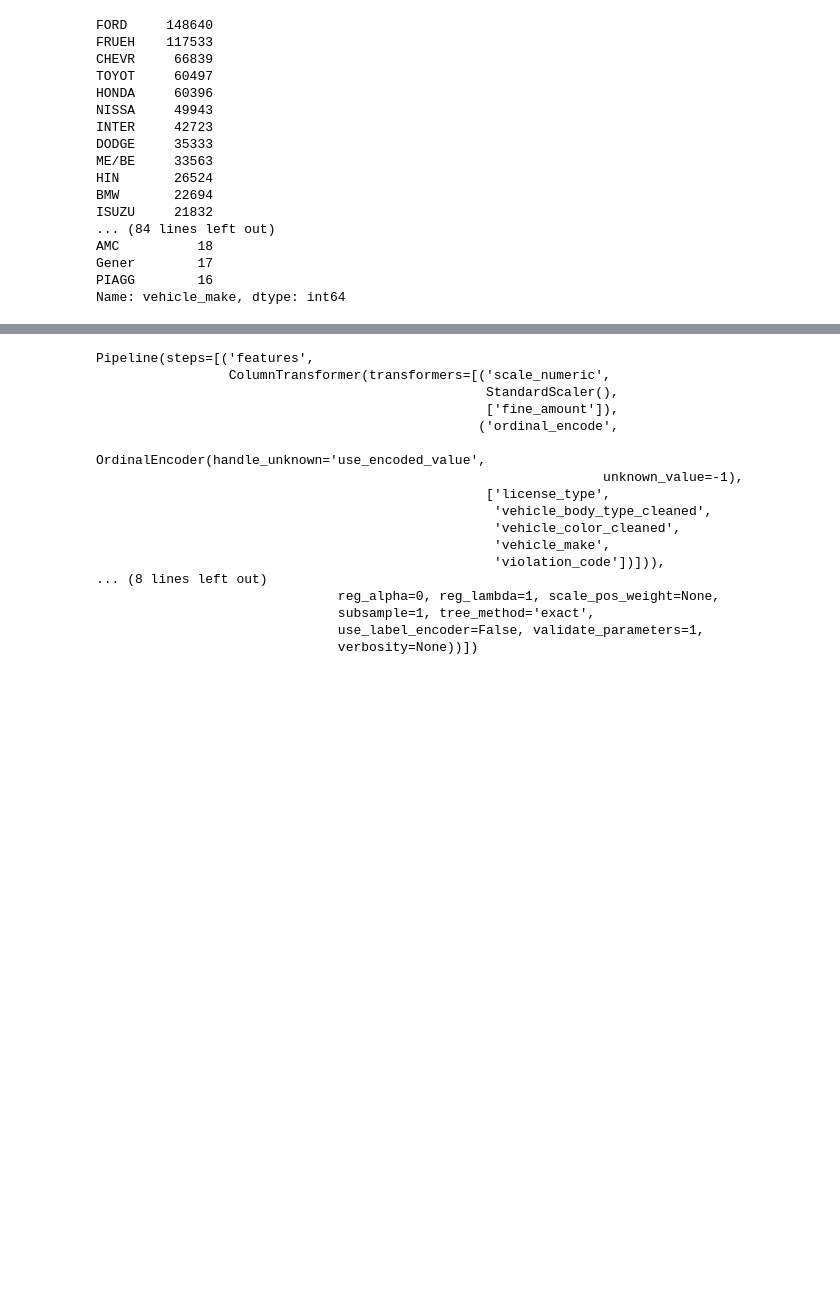
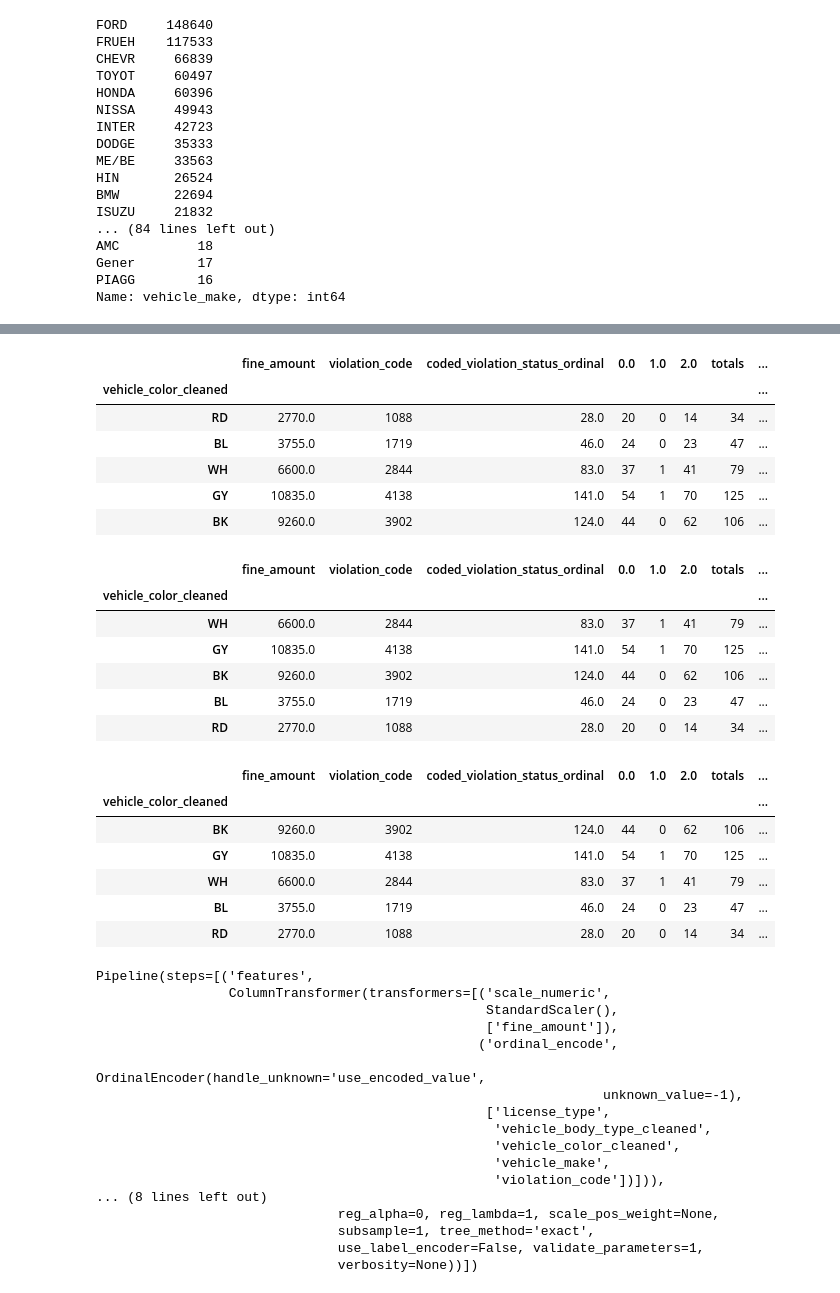
Before and after one commit to bsha6/parking_violations, a Jupyter notebook: project.ipynb, the cells around one changed output, grey strips where cells are left out. Drawn from its saved outputs; the diff is of its cells as text; code cells hidden in the pictures; blank space fills up the shorter version.

Commit message:
Added some more stats to show

```diff
--- a/project.ipynb
+++ b/project.ipynb
@@ -934,3 +957,33 @@ show_statuses(analyze_by_col(df.loc[((df['license_type'] == 'PAS') | (df['licens
+# %%
+# By Vehicle Make and Body Type
+vehicle_make = 'FORD'
+vehicle_bt = 'SEDN'
+col_g = 'vehicle_color_cleaned'
+show_statuses(analyze_by_col(df.loc[((df['license_type'] == 'PAS') | (df['license_type'] == 'SRF')) &
+                                   (df['vehicle_make'] == vehicle_make) & (df['vehicle_body_type_cleaned'] == vehicle_bt)],
+                             col_g), cutoff=10)
+# %% [output]
+|  | fine_amount | violation_code | coded_violation_status_ordinal | 0.0 | 1.0 | 2.0 | totals | ... |
+| vehicle_color_cleaned |  |  |  |  |  |  |  | ... |
+| RD | 2770.0 | 1088 | 28.0 | 20 | 0 | 14 | 34 | ... |
+| BL | 3755.0 | 1719 | 46.0 | 24 | 0 | 23 | 47 | ... |
+| WH | 6600.0 | 2844 | 83.0 | 37 | 1 | 41 | 79 | ... |
+| GY | 10835.0 | 4138 | 141.0 | 54 | 1 | 70 | 125 | ... |
+| BK | 9260.0 | 3902 | 124.0 | 44 | 0 | 62 | 106 | ... |
+|  | fine_amount | violation_code | coded_violation_status_ordinal | 0.0 | 1.0 | 2.0 | totals | ... |
+| vehicle_color_cleaned |  |  |  |  |  |  |  | ... |
+| WH | 6600.0 | 2844 | 83.0 | 37 | 1 | 41 | 79 | ... |
+| GY | 10835.0 | 4138 | 141.0 | 54 | 1 | 70 | 125 | ... |
+| BK | 9260.0 | 3902 | 124.0 | 44 | 0 | 62 | 106 | ... |
+| BL | 3755.0 | 1719 | 46.0 | 24 | 0 | 23 | 47 | ... |
+| RD | 2770.0 | 1088 | 28.0 | 20 | 0 | 14 | 34 | ... |
+|  | fine_amount | violation_code | coded_violation_status_ordinal | 0.0 | 1.0 | 2.0 | totals | ... |
+| vehicle_color_cleaned |  |  |  |  |  |  |  | ... |
+| BK | 9260.0 | 3902 | 124.0 | 44 | 0 | 62 | 106 | ... |
+| GY | 10835.0 | 4138 | 141.0 | 54 | 1 | 70 | 125 | ... |
+| WH | 6600.0 | 2844 | 83.0 | 37 | 1 | 41 | 79 | ... |
+| BL | 3755.0 | 1719 | 46.0 | 24 | 0 | 23 | 47 | ... |
+| RD | 2770.0 | 1088 | 28.0 | 20 | 0 | 14 | 34 | ... |
 # %%
 # Load xgb model
 with open(fp + '6_feats_xgb_final.pkl', 'rb') as f:
```
Also changed, not shown: parts of 1 cell of this notebook.
